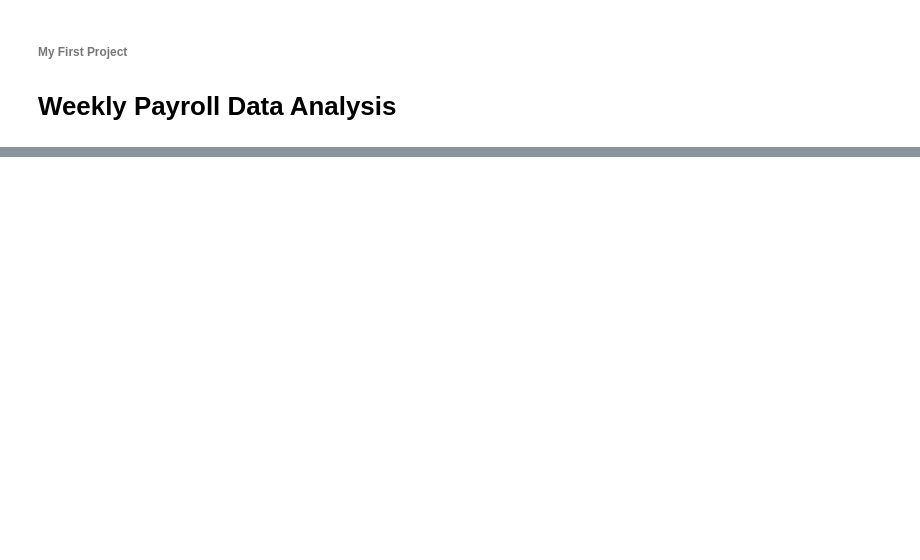
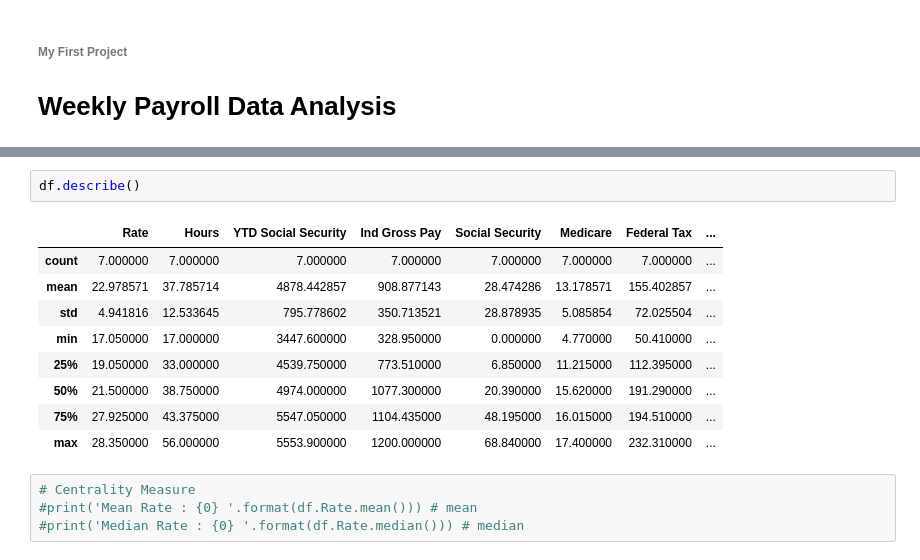
Before and after one commit to ragogzheyan/Weekly_Payroll, a Jupyter notebook: Payroll_data.ipynb, the cells around one changed output, grey strips where cells are left out. Cells and saved outputs as stored; diff of their text form; blank space fills up the shorter version.

```diff
--- a/Payroll_data.ipynb
+++ b/Payroll_data.ipynb
@@ -240,0 +232,16 @@ df
+# %%
+df.describe()
+# %% [output]
+|  | Rate | Hours | YTD Social Security | Ind Gross Pay | Social Security | Medicare | Federal Tax | ... |
+| count | 7.000000 | 7.000000 | 7.000000 | 7.000000 | 7.000000 | 7.000000 | 7.000000 | ... |
+| mean | 22.978571 | 37.785714 | 4878.442857 | 908.877143 | 28.474286 | 13.178571 | 155.402857 | ... |
+| std | 4.941816 | 12.533645 | 795.778602 | 350.713521 | 28.878935 | 5.085854 | 72.025504 | ... |
+| min | 17.050000 | 17.000000 | 3447.600000 | 328.950000 | 0.000000 | 4.770000 | 50.410000 | ... |
+| 25% | 19.050000 | 33.000000 | 4539.750000 | 773.510000 | 6.850000 | 11.215000 | 112.395000 | ... |
+| 50% | 21.500000 | 38.750000 | 4974.000000 | 1077.300000 | 20.390000 | 15.620000 | 191.290000 | ... |
+| 75% | 27.925000 | 43.375000 | 5547.050000 | 1104.435000 | 48.195000 | 16.015000 | 194.510000 | ... |
+| max | 28.350000 | 56.000000 | 5553.900000 | 1200.000000 | 68.840000 | 17.400000 | 232.310000 | ... |
+# %%
+# Centrality Measure
+#print('Mean Rate : {0} '.format(df.Rate.mean())) # mean
+#print('Median Rate : {0} '.format(df.Rate.median())) # median
```
Also changed, not shown: parts of 12 cells of this notebook, 1 other file.
